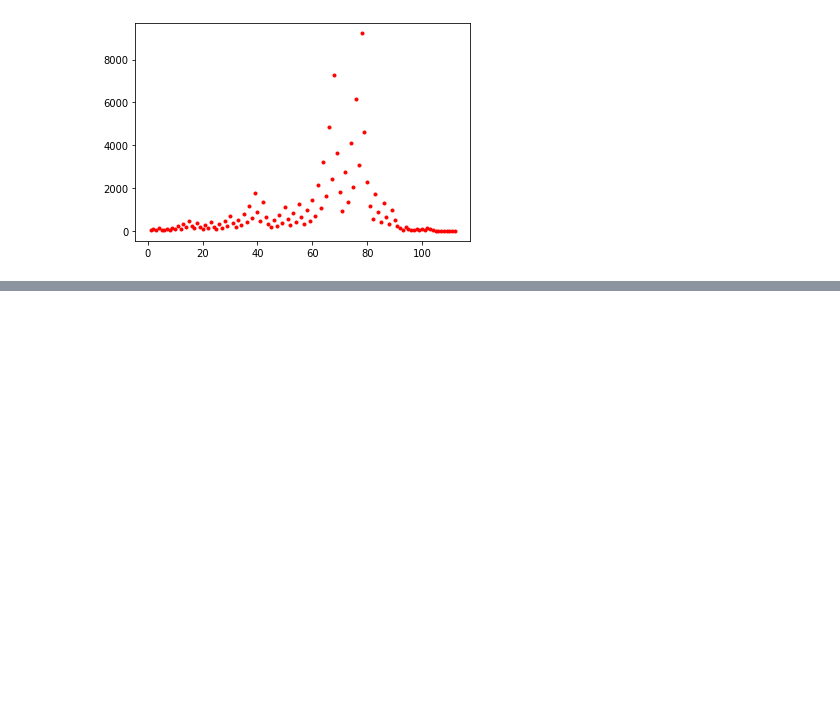
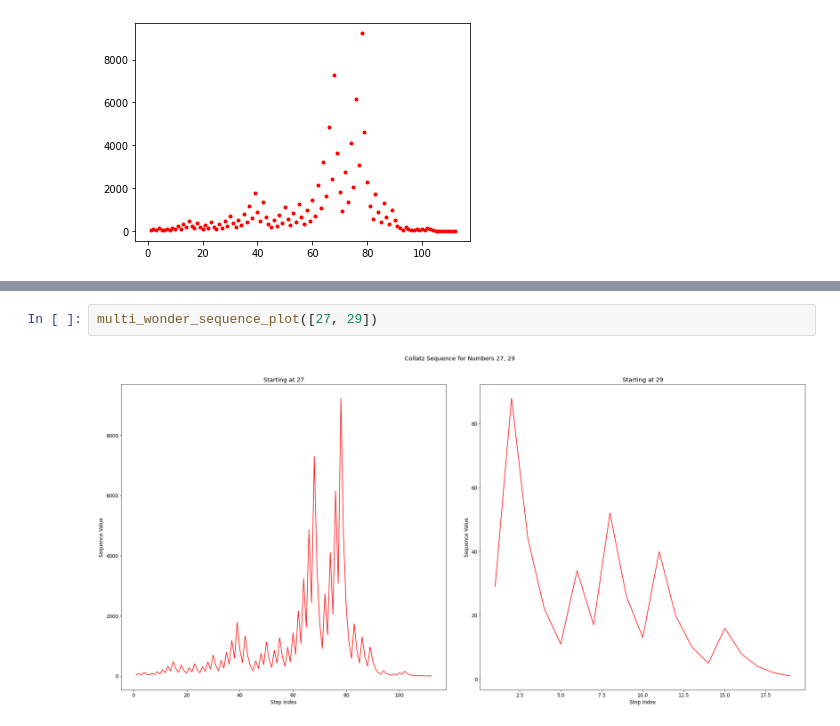
Before and after one commit to Dmacracy/Small-Math-Programs, a Jupyter notebook: Wondrous Numbers and the Collatz Conjecture.ipynb, the cells around one changed output, grey strips where cells are left out. Saved outputs shown, nothing was run; the diff lists cells and outputs as text; blank space fills up the shorter version.

```diff
--- a/Wondrous Numbers and the Collatz Conjecture.ipynb
+++ b/Wondrous Numbers and the Collatz Conjecture.ipynb
@@ -85,0 +147,4 @@ wonder_sequence_plot(27)
+# %%
+multi_wonder_sequence_plot([27, 29])
+# %% [output]
+[figure, added]
```
Also changed, not shown: parts of 16 cells of this notebook.
